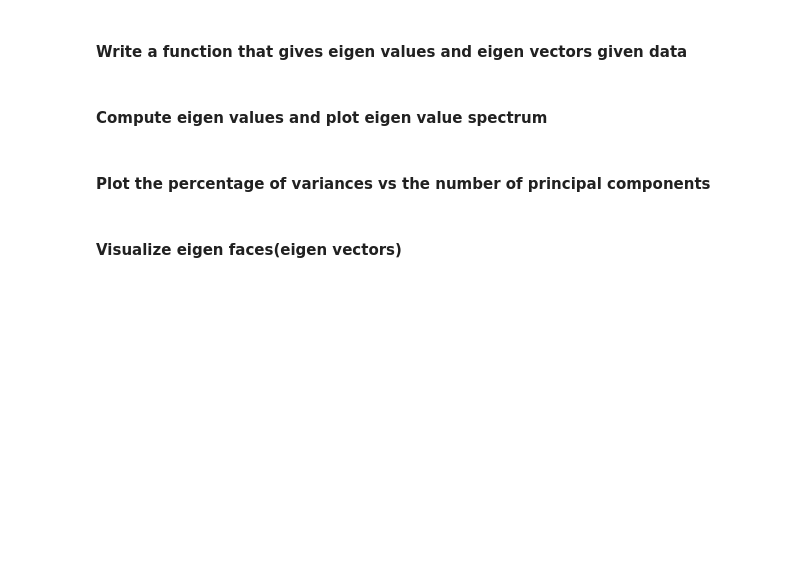
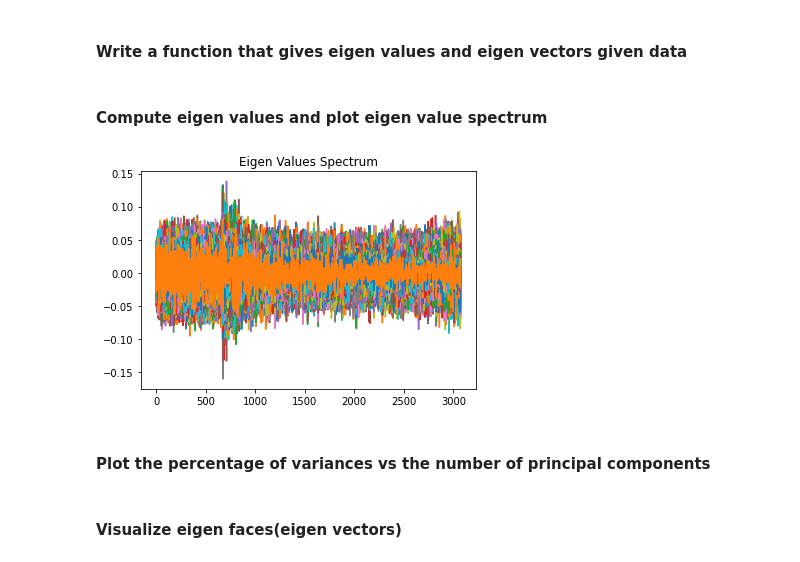
Before and after one commit to Architjain128/SMAI, a Jupyter notebook: Assignment2/rollnumber_Assignment2_Q3.ipynb, the cells around one changed output. Cells and saved outputs as stored; diff of their text form; code cells hidden in the pictures; blank space fills up the shorter version.

```diff
--- a/Assignment2/rollnumber_Assignment2_Q3.ipynb
+++ b/Assignment2/rollnumber_Assignment2_Q3.ipynb
@@ -130,5 +136,17 @@ Let's define reconstruction error as the frobenius norm of the difference betwee
 #### Write a function that gives eigen values and eigen vectors given data
 # %%
 # write function
+
+def img_to_1darr(img):
+    return img.reshape(img.shape[0]*img.shape[1]*img.shape[2])
+
+def all_img_to_1darr(imgs):
+    arr=[]
+    for img in imgs:
+        arr.append(img_to_1darr(img))
+    return np.array(arr)
+# %%
+arr_of_all_imgs = all_img_to_1darr(X)
+covariance_matrix = np.cov(arr_of_all_imgs.T)
 # %% [markdown]
 #### Compute eigen values and plot eigen value spectrum
@@ -137,3 +153,13 @@ Let's define reconstruction error as the frobenius norm of the difference betwee
+# %%
+# eigen values and spectrum
+values, vectors = np.linalg.eig(covariance_matrix)
+# %%
+for i in vectors:
+    plt.plot(i.real)
+plt.title("Eigen Values Spectrum")
+plt.show()
+# %% [output]
+[figure, added]
 # %% [markdown]
 #### Plot the percentage of variances vs the number of principal components
 # %%
```
Also changed, not shown: parts of 3 cells of this notebook.
